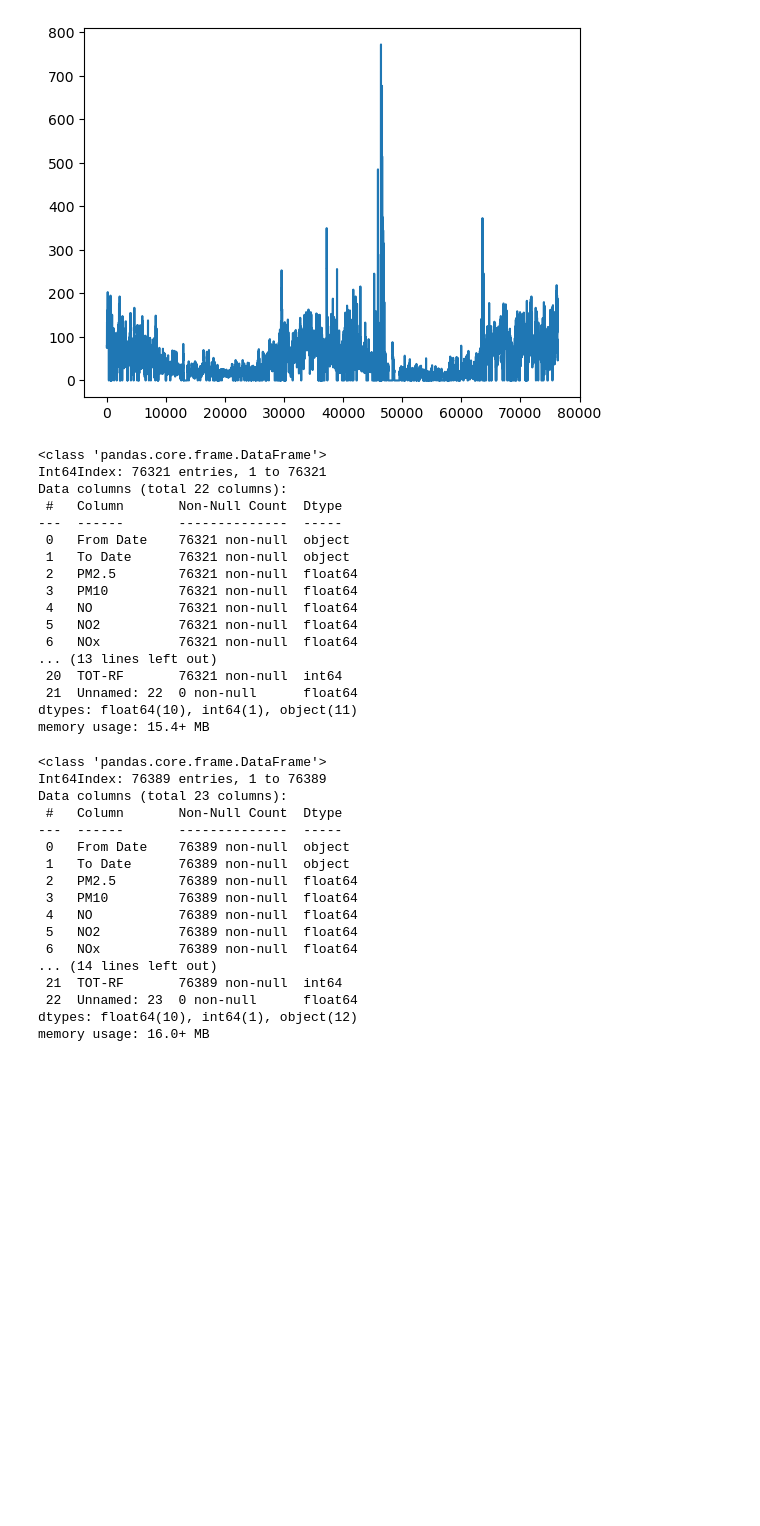
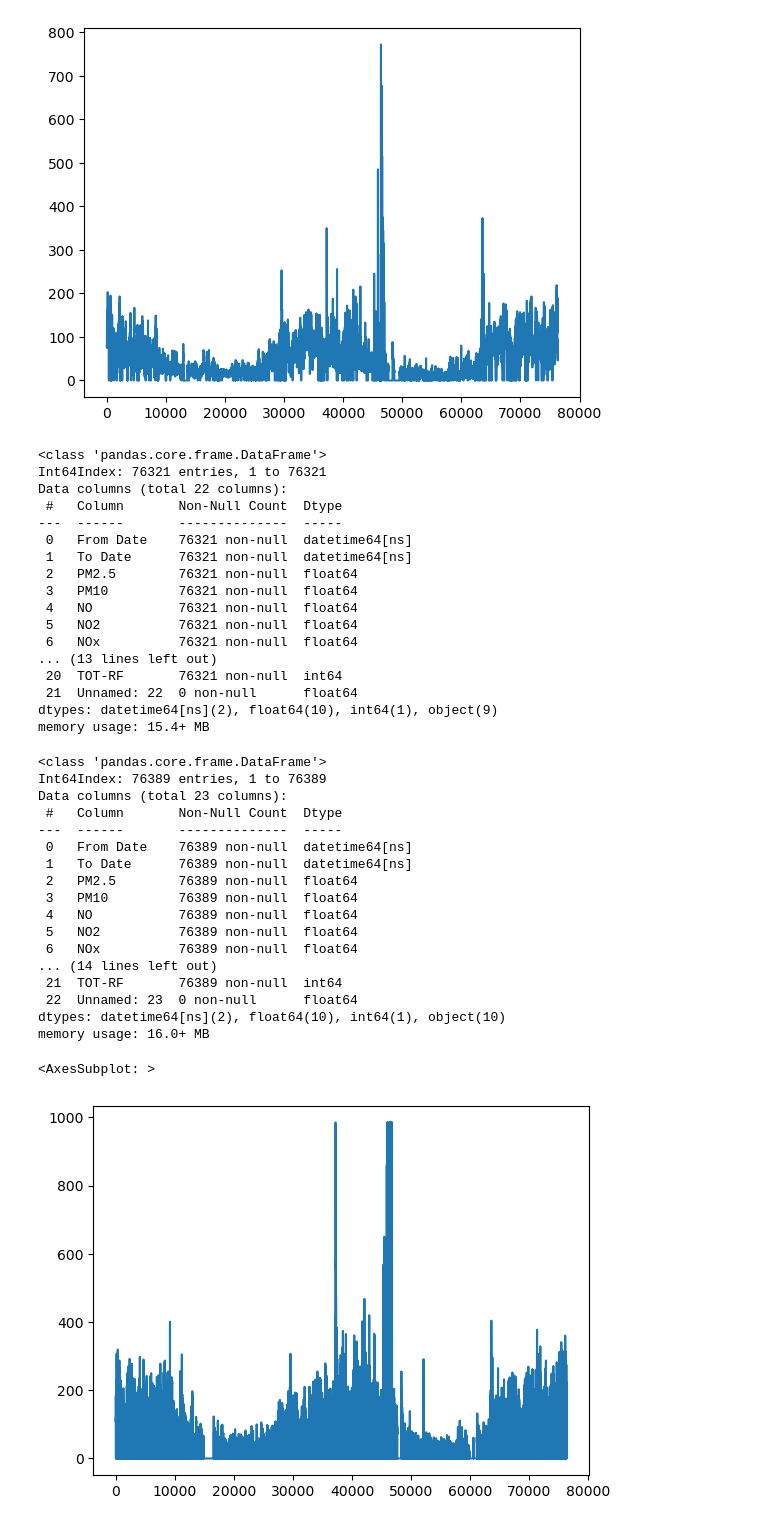
Before and after one commit to OmdenaAI/omdena-mumbai-chapter-air-quality, a Jupyter notebook: src/tasks/task-2-eda/stats_tests.ipynb, the cells around one changed output. Cells and saved outputs as stored; diff of their text form; code cells hidden in the pictures; blank space fills up the shorter version.

```diff
--- a/src/tasks/task-2-eda/stats_tests.ipynb
+++ b/src/tasks/task-2-eda/stats_tests.ipynb
@@ -119,6 +119,9 @@ def dtype_convert(df):
     cols = ['PM2.5','PM10','NO','NO2','NOx','NH3','SO2','CO','Ozone']
     for col in cols:
         df[col] = [float(str(i).replace("None", '0')) for i in df[col]]
+
+    df['From Date'] = pd.to_datetime(df['From Date'])
+    df['To Date'] = pd.to_datetime(df['To Date'])
     return df
 # %%
 np_df = dtype_convert(powai_df)
@@ -129,8 +132,8 @@ Int64Index: 76321 entries, 1 to 76321
 Data columns (total 22 columns):
  #   Column       Non-Null Count  Dtype
 ---  ------       --------------  -----
- 0   From Date    76321 non-null  object
- 1   To Date      76321 non-null  object
+ 0   From Date    76321 non-null  datetime64[ns]
+ 1   To Date      76321 non-null  datetime64[ns]
  2   PM2.5        76321 non-null  float64
  3   PM10         76321 non-null  float64
  4   NO           76321 non-null  float64
@@ -139,7 +142,7 @@ Data columns (total 22 columns):
 ... (13 lines left out)
  20  TOT-RF       76321 non-null  int64
  21  Unnamed: 22  0 non-null      float64
-dtypes: float64(10), int64(1), object(11)
+dtypes: datetime64[ns](2), float64(10), int64(1), object(9)
 memory usage: 15.4+ MB
 # %%
 nc_df = dtype_convert(colaba_df)
@@ -150,8 +153,8 @@ Int64Index: 76389 entries, 1 to 76389
 Data columns (total 23 columns):
  #   Column       Non-Null Count  Dtype
 ---  ------       --------------  -----
- 0   From Date    76389 non-null  object
- 1   To Date      76389 non-null  object
+ 0   From Date    76389 non-null  datetime64[ns]
+ 1   To Date      76389 non-null  datetime64[ns]
  2   PM2.5        76389 non-null  float64
  3   PM10         76389 non-null  float64
  4   NO           76389 non-null  float64
@@ -160,7 +163,12 @@ Data columns (total 23 columns):
 ... (14 lines left out)
  21  TOT-RF       76389 non-null  int64
  22  Unnamed: 23  0 non-null      float64
-dtypes: float64(10), int64(1), object(12)
+dtypes: datetime64[ns](2), float64(10), int64(1), object(10)
 memory usage: 16.0+ MB
 # %%
 nb_df = dtype_convert(bkc_df)
+# %%
+np_df['PM10'].plot()
+# %% [output]
+<AxesSubplot: >
+[figure, added]
```
Also changed, not shown: parts of 11 cells of this notebook.
